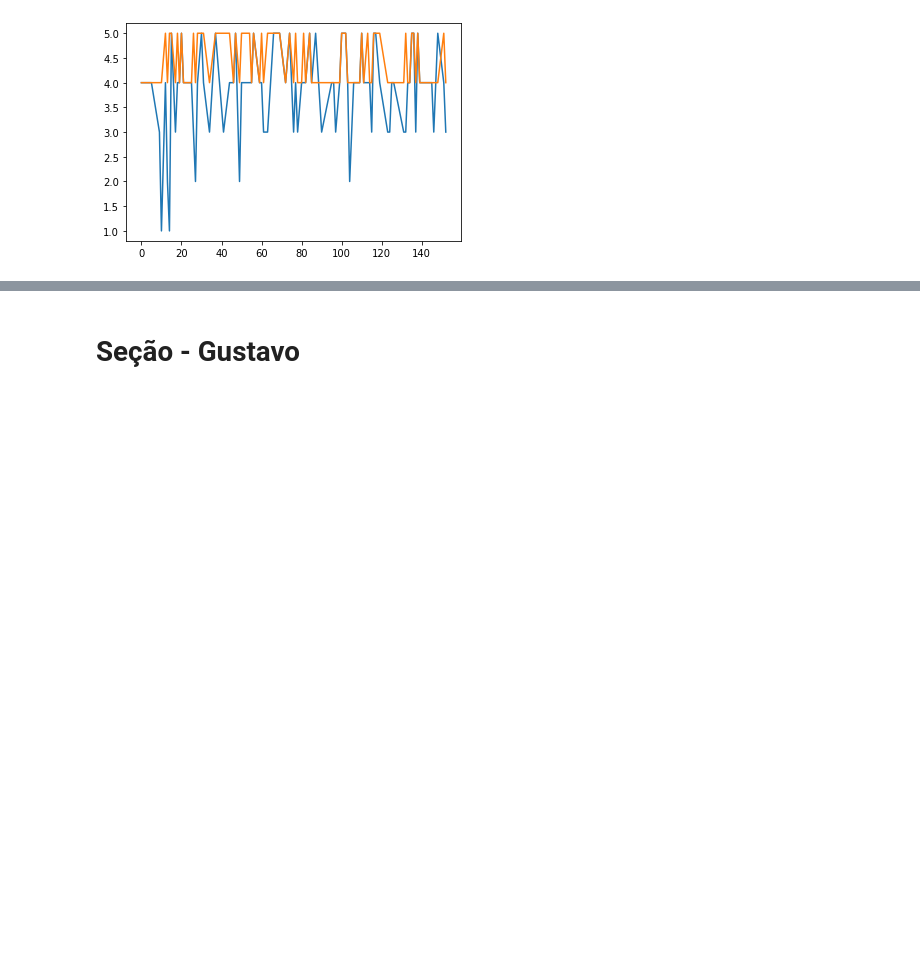
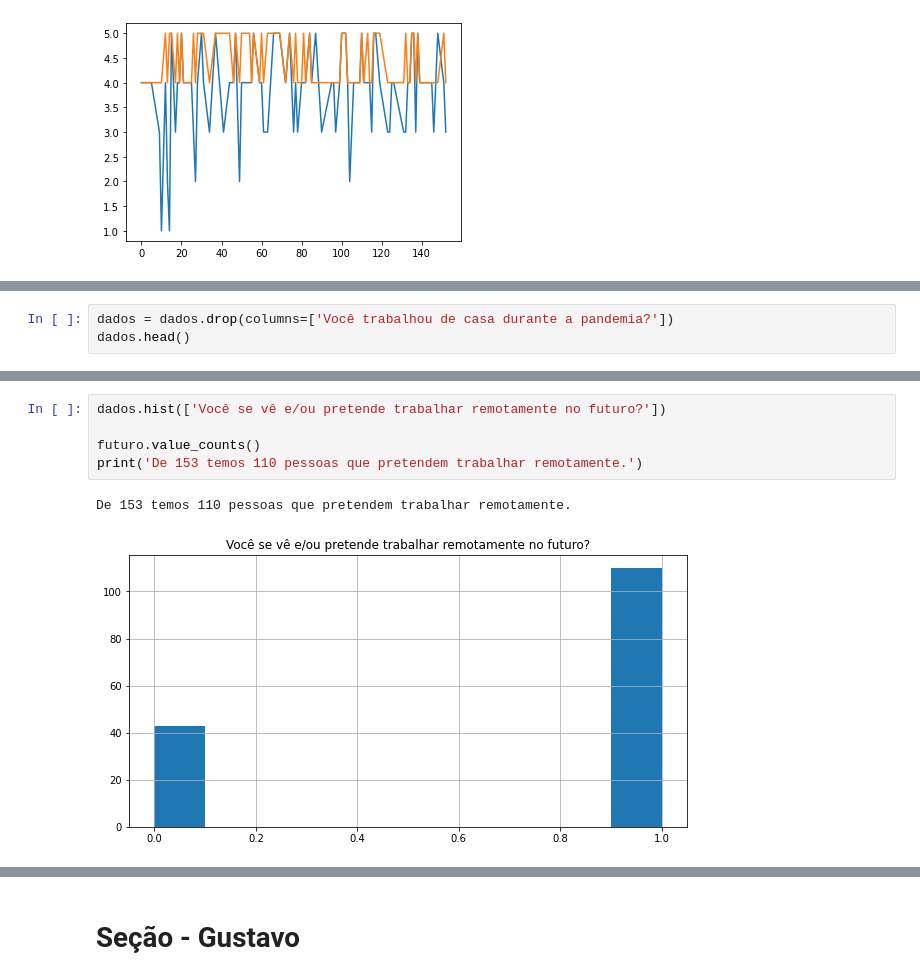
Before and after one commit to vittoria-thomasini/comportment-analytics-covid19, a Jupyter notebook: ProjetoCovid19.ipynb, the cells around one changed output, grey strips where cells are left out. Cells and saved outputs as stored; diff of their text form; blank space fills up the shorter version.

```diff
--- a/ProjetoCovid19.ipynb
+++ b/ProjetoCovid19.ipynb
@@ -114,0 +122,3 @@ dados
+# %%
+dados = dados.drop(columns=['Você trabalhou de casa durante a pandemia?'])
+dados.head()
@@ -114,0 +144,8 @@ dados
+# %%
+dados.hist(['Você se vê e/ou pretende trabalhar remotamente no futuro?'])
+
+futuro.value_counts()
+print('De 153 temos 110 pessoas que pretendem trabalhar remotamente.')
+# %% [output]
+De 153 temos 110 pessoas que pretendem trabalhar remotamente.
+[figure, added]
```
Also changed, not shown: parts of 12 cells of this notebook.
